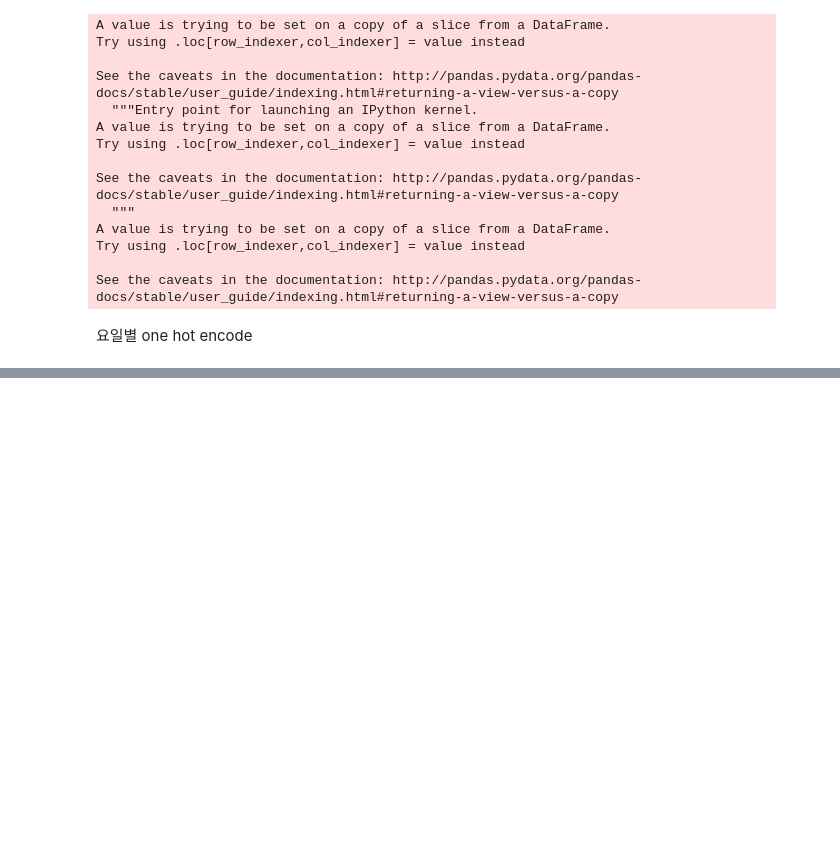
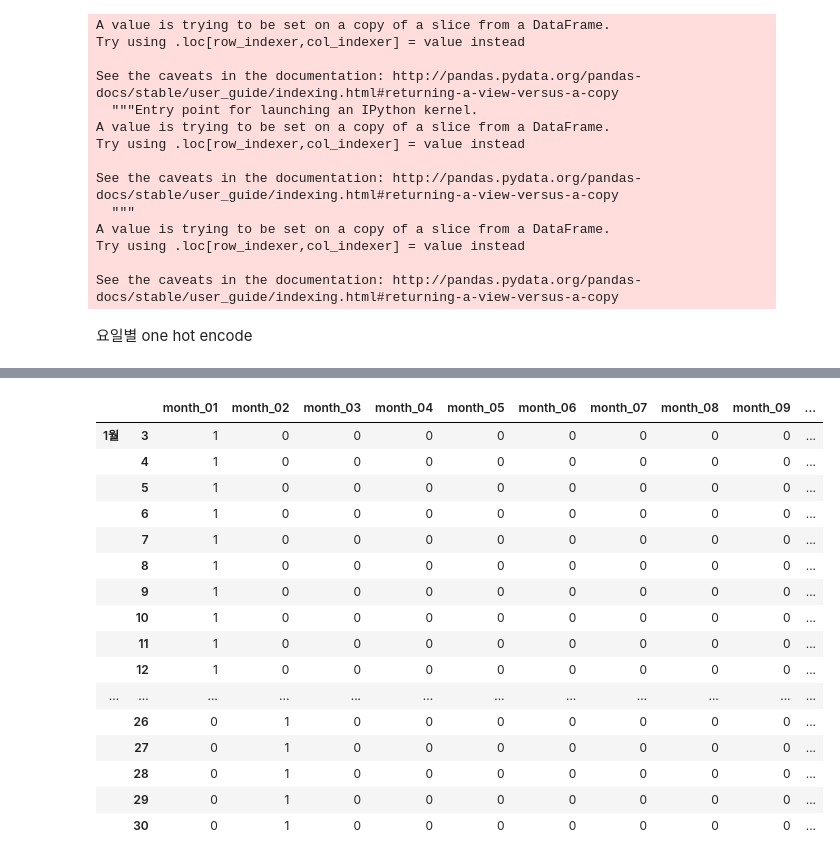
Before and after one commit to Kyoungjinny/AI_PredictionModel, a Jupyter notebook: AI_서울대공원.ipynb, the cells around one changed output, grey strips where cells are left out. Drawn from its saved outputs; the diff is of its cells as text; code cells hidden in the pictures; blank space fills up the shorter version.

```diff
--- a/AI_서울대공원.ipynb
+++ b/AI_서울대공원.ipynb
@@ -895,0 +950,4 @@ data2019.head(60)
+# %%
+data2018.drop(data2018.loc[data2018['m_paid'].isna()].index, inplace=True)
+data2018['m_paid'] = data2018['m_paid'].apply(str)
+data2018 = data2018.loc[data2018['m_paid'].str.isnumeric()]
@@ -895,0 +1006,20 @@ data2019.head(60)
+# %%
+data2018.head(60)
+# %% [output]
+|  |  | month_01 | month_02 | month_03 | month_04 | month_05 | month_06 | month_07 | month_08 | month_09 | ... |
+| 1월 | 3 | 1 | 0 | 0 | 0 | 0 | 0 | 0 | 0 | 0 | ... |
+|  | 4 | 1 | 0 | 0 | 0 | 0 | 0 | 0 | 0 | 0 | ... |
+|  | 5 | 1 | 0 | 0 | 0 | 0 | 0 | 0 | 0 | 0 | ... |
+|  | 6 | 1 | 0 | 0 | 0 | 0 | 0 | 0 | 0 | 0 | ... |
+|  | 7 | 1 | 0 | 0 | 0 | 0 | 0 | 0 | 0 | 0 | ... |
+|  | 8 | 1 | 0 | 0 | 0 | 0 | 0 | 0 | 0 | 0 | ... |
+|  | 9 | 1 | 0 | 0 | 0 | 0 | 0 | 0 | 0 | 0 | ... |
+|  | 10 | 1 | 0 | 0 | 0 | 0 | 0 | 0 | 0 | 0 | ... |
+|  | 11 | 1 | 0 | 0 | 0 | 0 | 0 | 0 | 0 | 0 | ... |
+|  | 12 | 1 | 0 | 0 | 0 | 0 | 0 | 0 | 0 | 0 | ... |
+| ... | ... | ... | ... | ... | ... | ... | ... | ... | ... | ... | ... |
+|  | 26 | 0 | 1 | 0 | 0 | 0 | 0 | 0 | 0 | 0 | ... |
+|  | 27 | 0 | 1 | 0 | 0 | 0 | 0 | 0 | 0 | 0 | ... |
+|  | 28 | 0 | 1 | 0 | 0 | 0 | 0 | 0 | 0 | 0 | ... |
+|  | 29 | 0 | 1 | 0 | 0 | 0 | 0 | 0 | 0 | 0 | ... |
+|  | 30 | 0 | 1 | 0 | 0 | 0 | 0 | 0 | 0 | 0 | ... |
```
Also changed, not shown: parts of 26 cells of this notebook.
